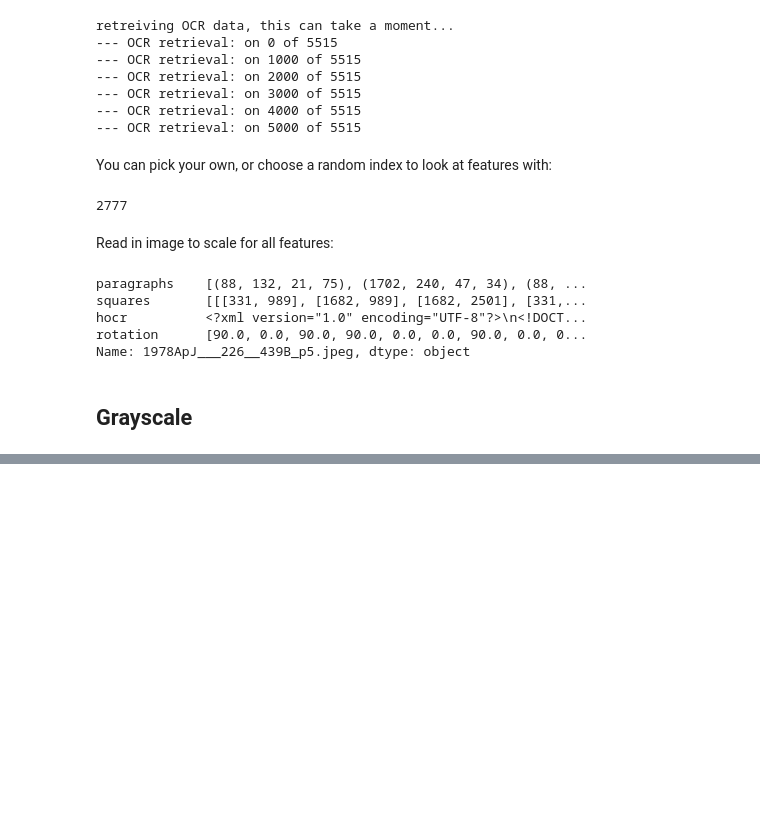
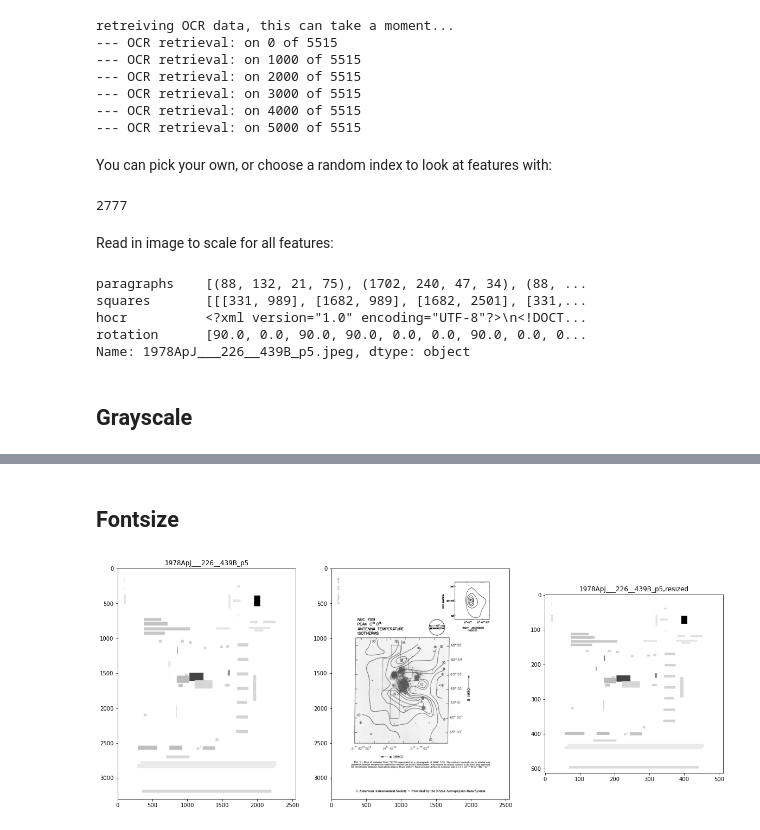
Before and after one commit to ReadingTimeMachine/figure_and_caption_extraction, a Jupyter notebook: explore_features.ipynb, the cells around one changed output, grey strips where cells are left out. Drawn from its saved outputs; the diff is of its cells as text; code cells hidden in the pictures; blank space fills up the shorter version.

```diff
--- a/explore_features.ipynb
+++ b/explore_features.ipynb
@@ -66,4 +66,11 @@ squares       [[[331, 989], [1682, 989], [1682, 2501], [331,...
 hocr          <?xml version="1.0" encoding="UTF-8"?>\n<!DOCT...
 rotation      [90.0, 0.0, 90.0, 90.0, 0.0, 0.0, 90.0, 0.0, 0...
 Name: 1978ApJ___226__439B_p5.jpeg, dtype: object
+# %%
+# bunch of stuff for getting OCR stuff --- this could be cleaned up
+img_resize = (config.IMAGE_H,config.IMAGE_W)
+maxTag = 150
+# options for angles
+angles = np.array([0, 90, 180, 270]) #options
+steps = round(256./len(angles))
 # %%
@@ -258,0 +274,36 @@ plt.show()
+# %% [markdown]
+## Fontsize
+# %%
+fontshere = np.array(fontshere)
+if len(fontshere) > 1:
+    if fontshere.max() != fontshere.min():
+        scales_unscaled = (fontshere-fontshere.min())/(fontshere.max()-fontshere.min())
+    else:
+        scales_unscaled = fontshere.copy()
+        scales_unscaled[:] = 255
+else:
+    scales_unscaled = [np.array(255)]
+# get img and plot
+imgOrig = img.copy()
+imgOrig[:,:] = 255
+# fill
+for b,su in zip(bboxes,scales_unscaled):
+    imgOrig[b[1]:b[3], b[0]:b[2]] = int(round(255-255*su))
+imgout = cv.resize(np.array(imgOrig).astype(np.uint8),img_resize,fx=0, fy=0, interpolation = cv.INTER_NEAREST)
+
+## plot
+fig,ax=plt.subplots(1,3,figsize=(20,18))
+
+ax[0].imshow(imgOrig, cmap='gray')
+ax[0].set_title(fname)
+
+ax[1].imshow(img,cmap='gray')
+
+# for YOLO size
+ax[2].imshow(imgout,cmap='gray')
+ax[2].set_title(fname+',resized')
+
+
+plt.show()
+# %% [output]
+[figure, added]
```
Also changed, not shown: parts of 26 cells of this notebook, 2 other files.
